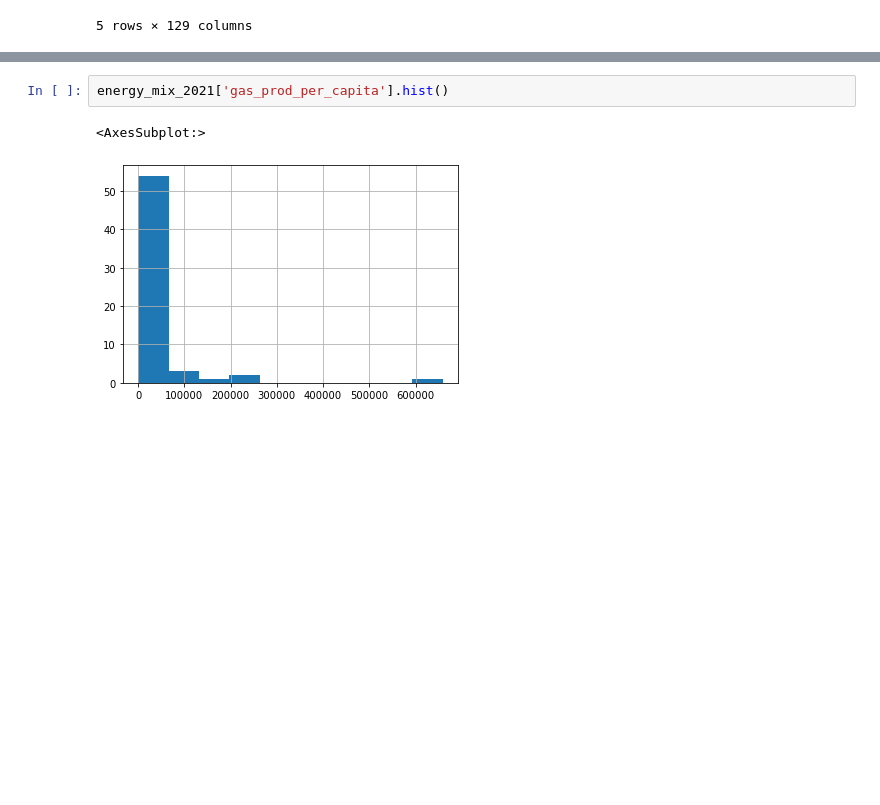
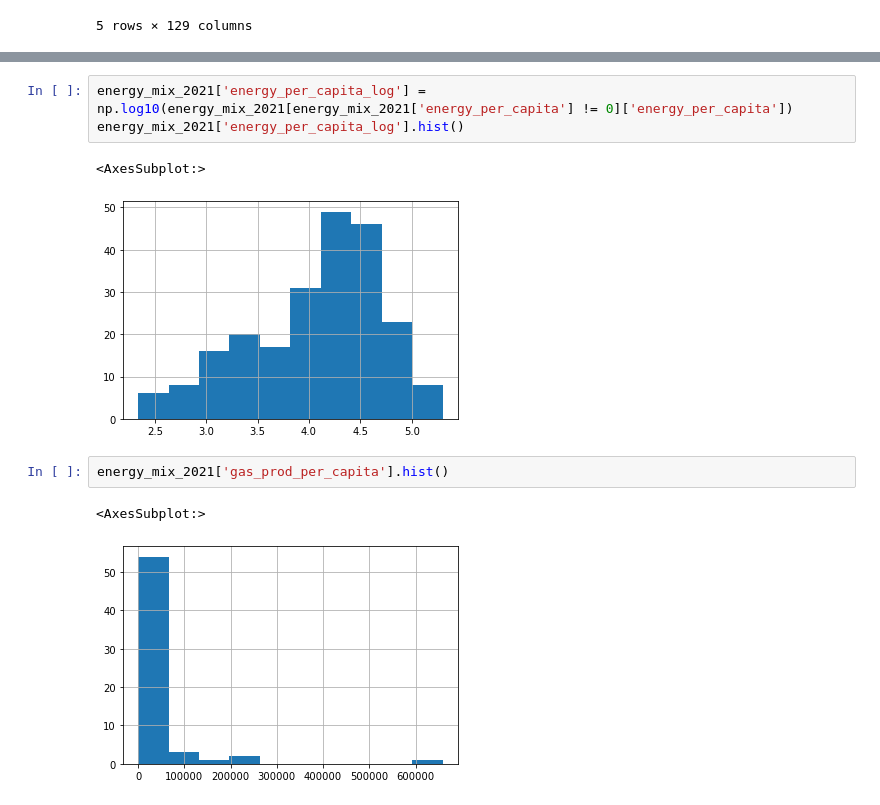
Before and after one commit to sean-dluhc/ons-energy-analysis, a Jupyter notebook: energy_analysis_eda.ipynb, the cells around one changed output, grey strips where cells are left out. Cells and saved outputs as stored; diff of their text form; blank space fills up the shorter version.

```diff
--- a/energy_analysis_eda.ipynb
+++ b/energy_analysis_eda.ipynb
@@ -96,3 +100,9 @@ energy_mix_2021 = energy_mix_2021[cols_of_interest]
+# %%
+energy_mix_2021['energy_per_capita_log'] = np.log10(energy_mix_2021[energy_mix_2021['energy_per_capita'] != 0]['energy_per_capita'])
+energy_mix_2021['energy_per_capita_log'].hist()
+# %% [output]
+<AxesSubplot:>
+[figure, added]
 # %%
 energy_mix_2021['gas_prod_per_capita'].hist()
 # %% [output]
```
Also changed, not shown: parts of 12 cells of this notebook.
